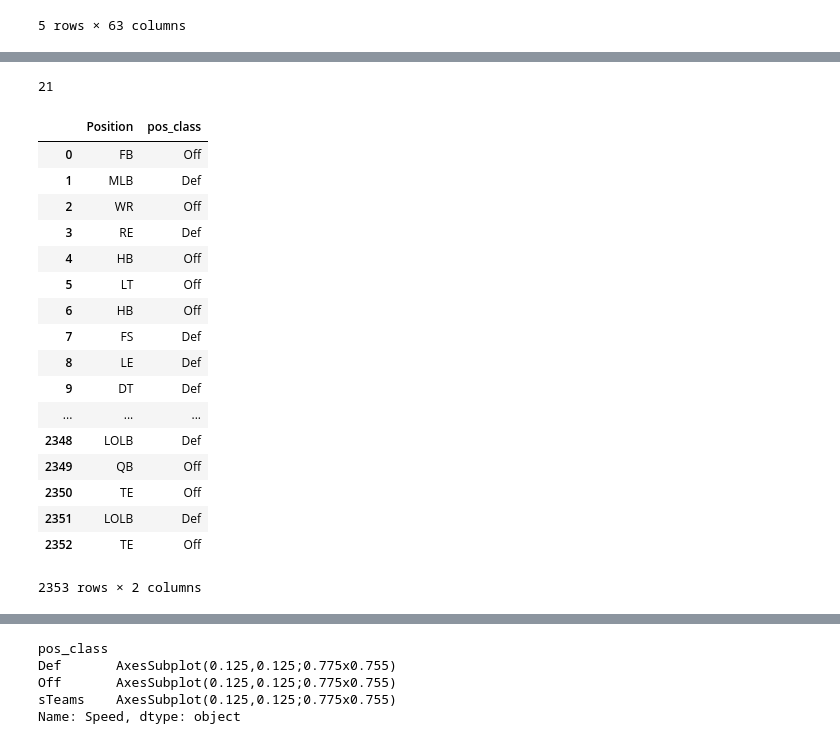
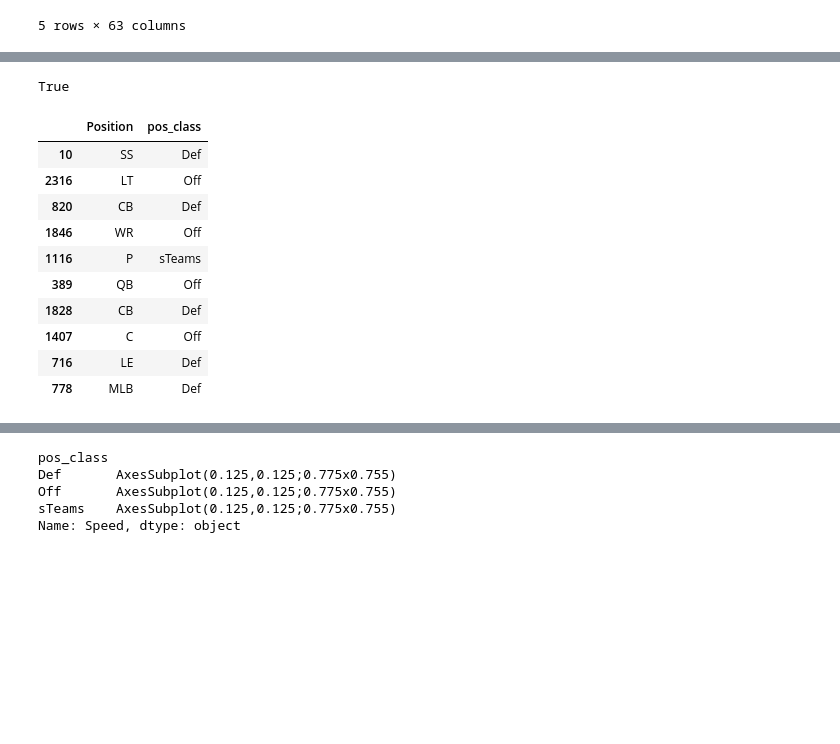
Before and after one commit to JohnErnestBonanno/MaddenML, a Jupyter notebook: MaddenML.ipynb, the cells around one changed output, grey strips where cells are left out. Cells and saved outputs as stored; diff of their text form; code cells hidden in the pictures; blank space fills up the shorter version.

```diff
--- a/MaddenML.ipynb
+++ b/MaddenML.ipynb
@@ -88,5 +62,6 @@ len(pos_list)
-# %%
-len(off_pos_list+def_pos_list+sTeams_pos_list)
-# %% [output]
-21
+# %%
+#double check that both lists are the same length
+print(len(pos_list) == len(off_pos_list+def_pos_list+sTeams_pos_list))
+# %% [output]
+True
 # %%
@@ -110,22 +88,15 @@ df['pos_class'] = df['Position'].apply(define_pos)
 # %%
-#confirms
-df[['Position','pos_class']]
+#confirm that function works as expected
+df[['Position','pos_class']].sample(10)
 # %% [output]
 |  | Position | pos_class |
-| 0 | FB | Off |
-| 1 | MLB | Def |
-| 2 | WR | Off |
-| 3 | RE | Def |
-| 4 | HB | Off |
-| 5 | LT | Off |
-| 6 | HB | Off |
-| 7 | FS | Def |
-| 8 | LE | Def |
-| 9 | DT | Def |
-| ... | ... | ... |
-| 2348 | LOLB | Def |
-| 2349 | QB | Off |
-| 2350 | TE | Off |
-| 2351 | LOLB | Def |
-| 2352 | TE | Off |
+| 10 | SS | Def |
+| 2316 | LT | Off |
+| 820 | CB | Def |
+| 1846 | WR | Off |
+| 1116 | P | sTeams |
+| 389 | QB | Off |
+| 1828 | CB | Def |
+| 1407 | C | Off |
+| 716 | LE | Def |
+| 778 | MLB | Def |
-2353 rows × 2 columns
```
Also changed, not shown: parts of 21 cells of this notebook.
